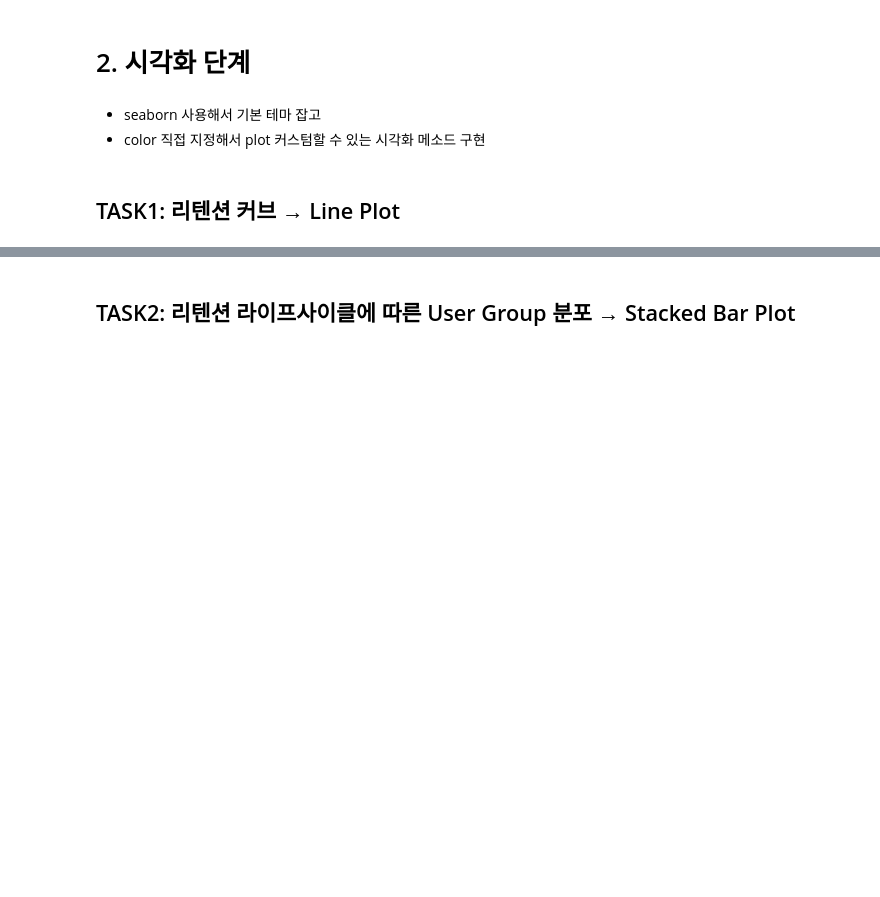
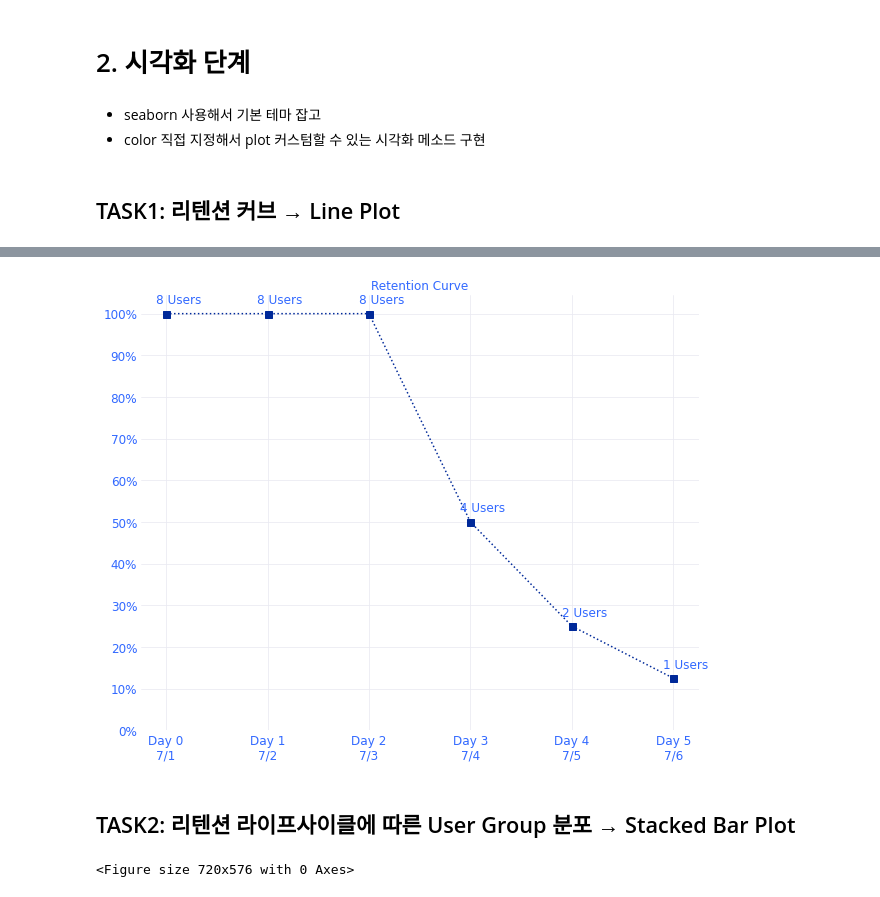
Before and after one commit to chkslmh/py-viz, a Jupyter notebook: notebooks/Retention.ipynb, the cells around one changed output, grey strips where cells are left out. Saved outputs shown, nothing was run; the diff lists cells and outputs as text; code cells hidden in the pictures; blank space fills up the shorter version.

```diff
--- a/notebooks/Retention.ipynb
+++ b/notebooks/Retention.ipynb
@@ -895,9 +893,6 @@ class Visualizer(ABC):
     ):
         for x, y, t in zip(x_coordinates, y_coordinates, annotates):
             ax.text(x, y, t, size=size, color=color)
-
-    def savefig(self, path: str):
-        self.fig.savefig(path)
 # %% [markdown]
 ## TASK1: 리텐션 커브 &rarr; Line Plot
 # %%
@@ -1050,3 +1044,7 @@ viz.plot(
+# %%
+display(viz.fig)
+# %% [output]
+[figure, added]
 # %% [markdown]
 ## TASK2: 리텐션 라이프사이클에 따른 User Group 분포 &rarr; Stacked Bar Plot
 # %%
@@ -1168,6 +1166,8 @@ class UserGroupVisualizer(Visualizer):
         ax.grid(True, axis="y", color=gridcolor)
 # %%
 viz = UserGroupVisualizer(figsize=(10, 8), style="seaborn-darkgrid")
+# %% [output]
+<Figure size 720x576 with 0 Axes>
 # %%
 facecolor = "w"
 barcolor_dict = {
```
Also changed, not shown: parts of 14 cells of this notebook.
